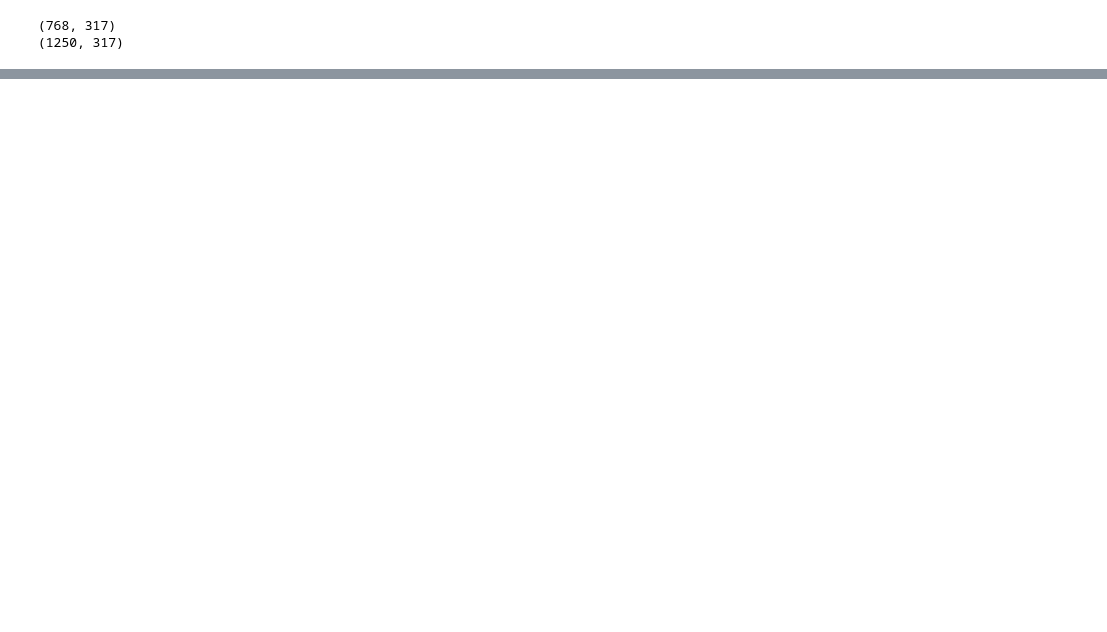
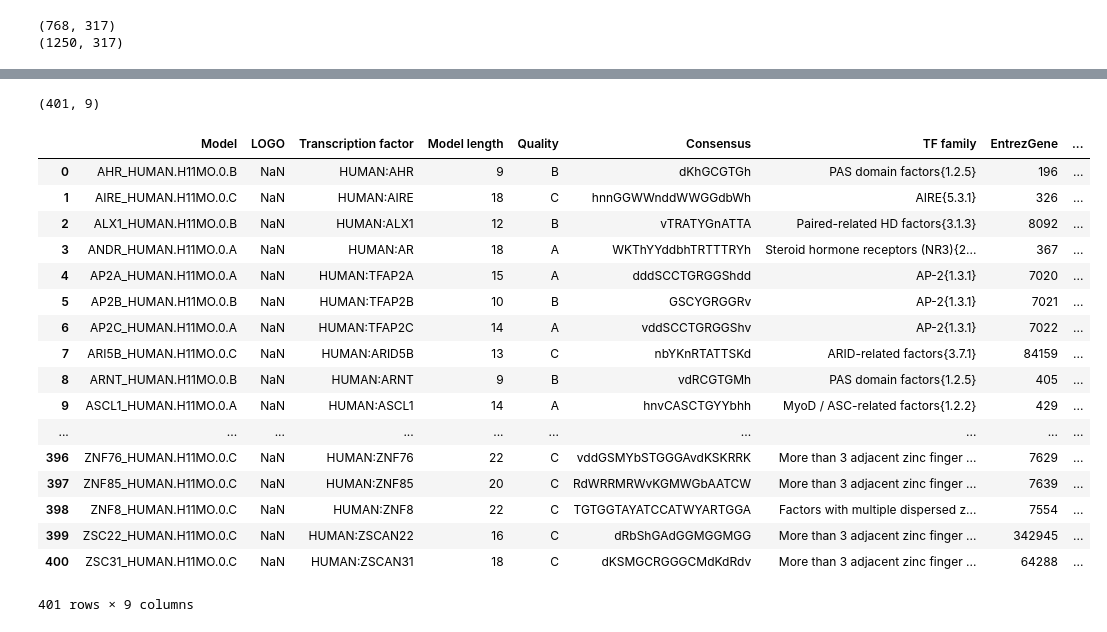
Before and after one commit to jssong-lab/DeCET, a Jupyter notebook: DeCET_downstream_analysis/motif_calling_analysis.ipynb, the cells around one changed output, grey strips where cells are left out. Drawn from its saved outputs; the diff is of its cells as text; code cells hidden in the pictures; blank space fills up the shorter version.

```diff
--- a/DeCET_downstream_analysis/motif_calling_analysis.ipynb
+++ b/DeCET_downstream_analysis/motif_calling_analysis.ipynb
@@ -303,0 +346,32 @@ plt.tight_layout()
+# %%
+import pandas as pd
+# Read a metadata table for the HOCOMOCO core motif collection.
+# The table can be found at:
+# (https://hocomoco11.autosome.ru/human/mono?full=false)
+# This table is used to obtain the consensus sequence of the motifs.
+HOCOMOCO_core_table = pd.read_csv('../HOCOMOCOv11_HUMAN_mono_motifs.tsv', header=0, sep='\t')
+# %%
+HOCOMOCO_core_table.shape
+# %% [output]
+(401, 9)
+# %%
+HOCOMOCO_core_table
+# %% [output]
+|  | Model | LOGO | Transcription factor | Model length | Quality | Consensus | TF family | EntrezGene | ... |
+| 0 | AHR_HUMAN.H11MO.0.B | NaN | HUMAN:AHR | 9 | B | dKhGCGTGh | PAS domain factors{1.2.5} | 196 | ... |
+| 1 | AIRE_HUMAN.H11MO.0.C | NaN | HUMAN:AIRE | 18 | C | hnnGGWWnddWWGGdbWh | AIRE{5.3.1} | 326 | ... |
+| 2 | ALX1_HUMAN.H11MO.0.B | NaN | HUMAN:ALX1 | 12 | B | vTRATYGnATTA | Paired-related HD factors{3.1.3} | 8092 | ... |
+| 3 | ANDR_HUMAN.H11MO.0.A | NaN | HUMAN:AR | 18 | A | WKThYYddbhTRTTTRYh | Steroid hormone receptors (NR3){2... | 367 | ... |
+| 4 | AP2A_HUMAN.H11MO.0.A | NaN | HUMAN:TFAP2A | 15 | A | dddSCCTGRGGShdd | AP-2{1.3.1} | 7020 | ... |
+| 5 | AP2B_HUMAN.H11MO.0.B | NaN | HUMAN:TFAP2B | 10 | B | GSCYGRGGRv | AP-2{1.3.1} | 7021 | ... |
+| 6 | AP2C_HUMAN.H11MO.0.A | NaN | HUMAN:TFAP2C | 14 | A | vddSCCTGRGGShv | AP-2{1.3.1} | 7022 | ... |
+| 7 | ARI5B_HUMAN.H11MO.0.C | NaN | HUMAN:ARID5B | 13 | C | nbYKnRTATTSKd | ARID-related factors{3.7.1} | 84159 | ... |
+| 8 | ARNT_HUMAN.H11MO.0.B | NaN | HUMAN:ARNT | 9 | B | vdRCGTGMh | PAS domain factors{1.2.5} | 405 | ... |
+| 9 | ASCL1_HUMAN.H11MO.0.A | NaN | HUMAN:ASCL1 | 14 | A | hnvCASCTGYYbhh | MyoD / ASC-related factors{1.2.2} | 429 | ... |
+| ... | ... | ... | ... | ... | ... | ... | ... | ... | ... |
+| 396 | ZNF76_HUMAN.H11MO.0.C | NaN | HUMAN:ZNF76 | 22 | C | vddGSMYbSTGGGAvdKSKRRK | More than 3 adjacent zinc finger ... | 7629 | ... |
+| 397 | ZNF85_HUMAN.H11MO.0.C | NaN | HUMAN:ZNF85 | 20 | C | RdWRRMRWvKGMWGbAATCW | More than 3 adjacent zinc finger ... | 7639 | ... |
+| 398 | ZNF8_HUMAN.H11MO.0.C | NaN | HUMAN:ZNF8 | 22 | C | TGTGGTAYATCCATWYARTGGA | Factors with multiple dispersed z... | 7554 | ... |
+| 399 | ZSC22_HUMAN.H11MO.0.C | NaN | HUMAN:ZSCAN22 | 16 | C | dRbShGAdGGMGGMGG | More than 3 adjacent zinc finger ... | 342945 | ... |
+| 400 | ZSC31_HUMAN.H11MO.0.C | NaN | HUMAN:ZSCAN31 | 18 | C | dKSMGCRGGGCMdKdRdv | More than 3 adjacent zinc finger ... | 64288 | ... |
+401 rows × 9 columns
```
Also changed, not shown: parts of 21 cells of this notebook, 2 other files.
